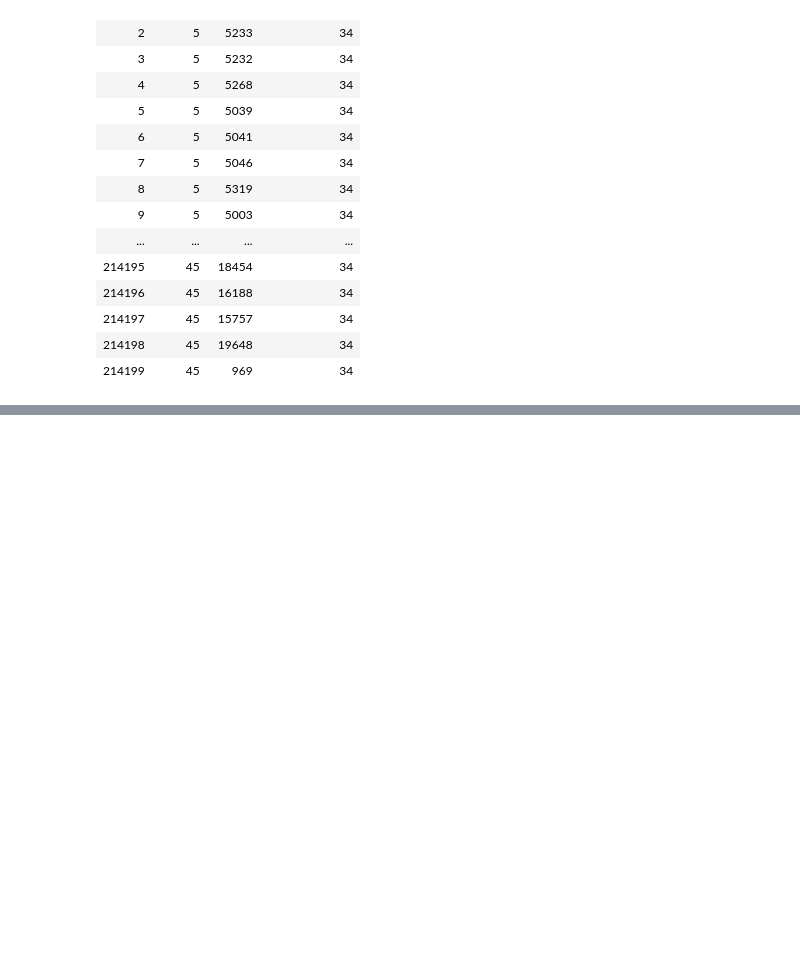
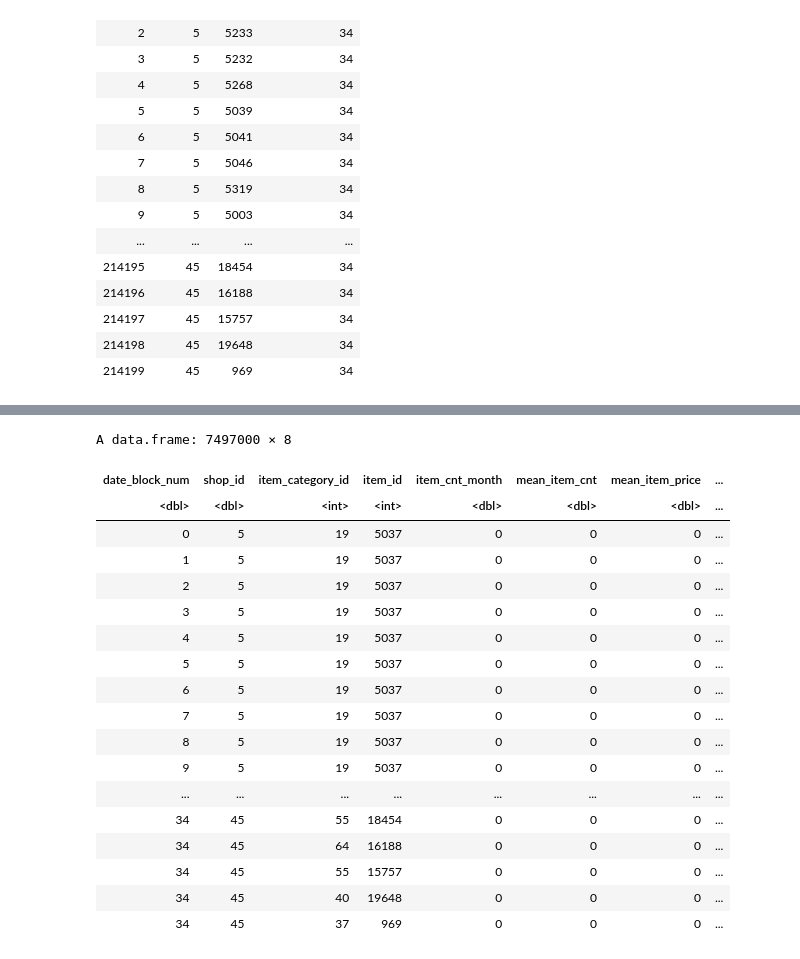
Before and after one commit to ss3468/CS636_Final_Project, a Jupyter notebook: Final_Project_sales.ipynb, the cells around one changed output, grey strips where cells are left out. Cells and saved outputs as stored; diff of their text form; code cells hidden in the pictures; blank space fills up the shorter version.

```diff
--- a/Final_Project_sales.ipynb
+++ b/Final_Project_sales.ipynb
@@ -115,3 +115,10 @@ A data.frame: 214200 × 4
 | 214197 | 45 | 15757 | 34 |
 | 214198 | 45 | 19648 | 34 |
 | 214199 | 45 | 969 | 34 |
+# %%
+shop_ids<-unique(testData[,'shop_id'])
+item_ids<-unique(testData[,'item_id'])
+months<-0:33
+empty_df<-expand.grid(date_block_num=months,shop_id=shop_ids,item_id=item_ids)
+empty_df<-rbind(empty_df,testData[,c('date_block_num','shop_id','item_id')])
+empty_df
@@ -117,0 +145,26 @@ A data.frame: 214200 × 4
+# %%
+train_monthly<-empty_df%>%left_join(train_monthly,by=c('date_block_num','shop_id','item_id'))
+train_monthly[is.na(train_monthly)]<-0
+train_monthly<-train_monthly[,c('date_block_num','shop_id','item_id','item_cnt_month','mean_item_cnt','mean_item_price','revenue_month')]%>%inner_join(itemsData,by = "item_id")
+train_monthly<-train_monthly[,c('date_block_num','shop_id','item_category_id','item_id','item_cnt_month','mean_item_cnt','mean_item_price','revenue_month')]
+train_monthly
+# %% [output]
+A data.frame: 7497000 × 8
+| date_block_num | shop_id | item_category_id | item_id | item_cnt_month | mean_item_cnt | mean_item_price | ... |
+| <dbl> | <dbl> | <int> | <int> | <dbl> | <dbl> | <dbl> | ... |
+| 0 | 5 | 19 | 5037 | 0 | 0 | 0 | ... |
+| 1 | 5 | 19 | 5037 | 0 | 0 | 0 | ... |
+| 2 | 5 | 19 | 5037 | 0 | 0 | 0 | ... |
+| 3 | 5 | 19 | 5037 | 0 | 0 | 0 | ... |
+| 4 | 5 | 19 | 5037 | 0 | 0 | 0 | ... |
+| 5 | 5 | 19 | 5037 | 0 | 0 | 0 | ... |
+| 6 | 5 | 19 | 5037 | 0 | 0 | 0 | ... |
+| 7 | 5 | 19 | 5037 | 0 | 0 | 0 | ... |
+| 8 | 5 | 19 | 5037 | 0 | 0 | 0 | ... |
+| 9 | 5 | 19 | 5037 | 0 | 0 | 0 | ... |
+| ... | ... | ... | ... | ... | ... | ... | ... |
+| 34 | 45 | 55 | 18454 | 0 | 0 | 0 | ... |
+| 34 | 45 | 64 | 16188 | 0 | 0 | 0 | ... |
+| 34 | 45 | 55 | 15757 | 0 | 0 | 0 | ... |
+| 34 | 45 | 40 | 19648 | 0 | 0 | 0 | ... |
+| 34 | 45 | 37 | 969 | 0 | 0 | 0 | ... |
```
Also changed, not shown: parts of 3 cells of this notebook.
